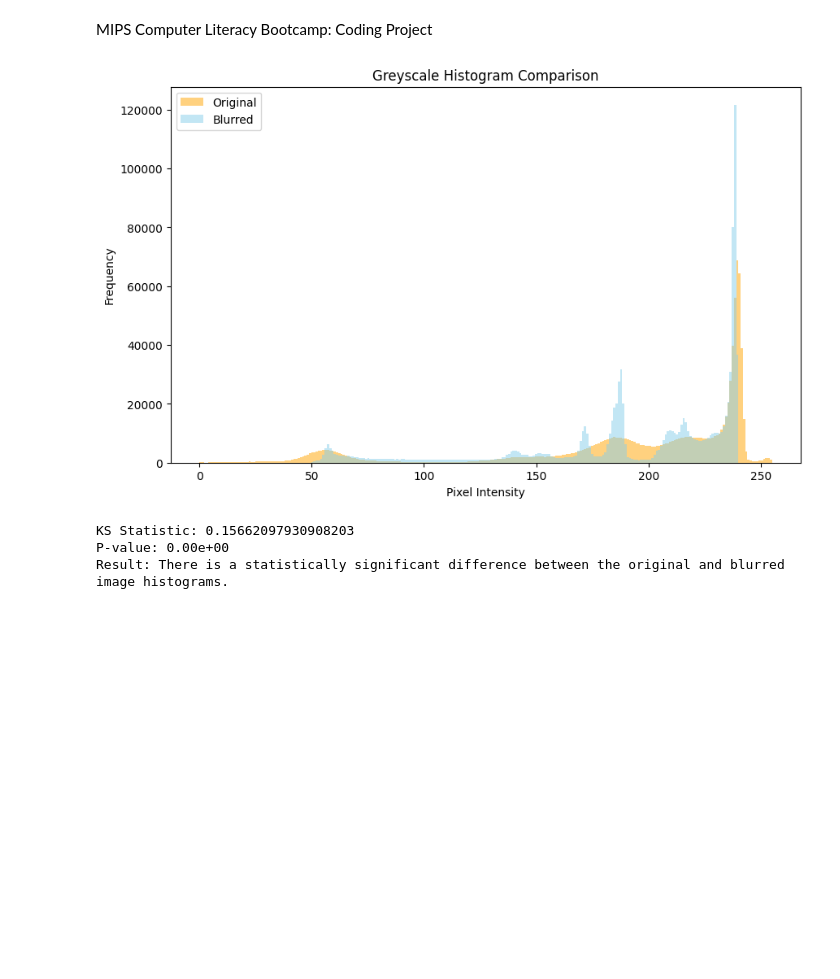
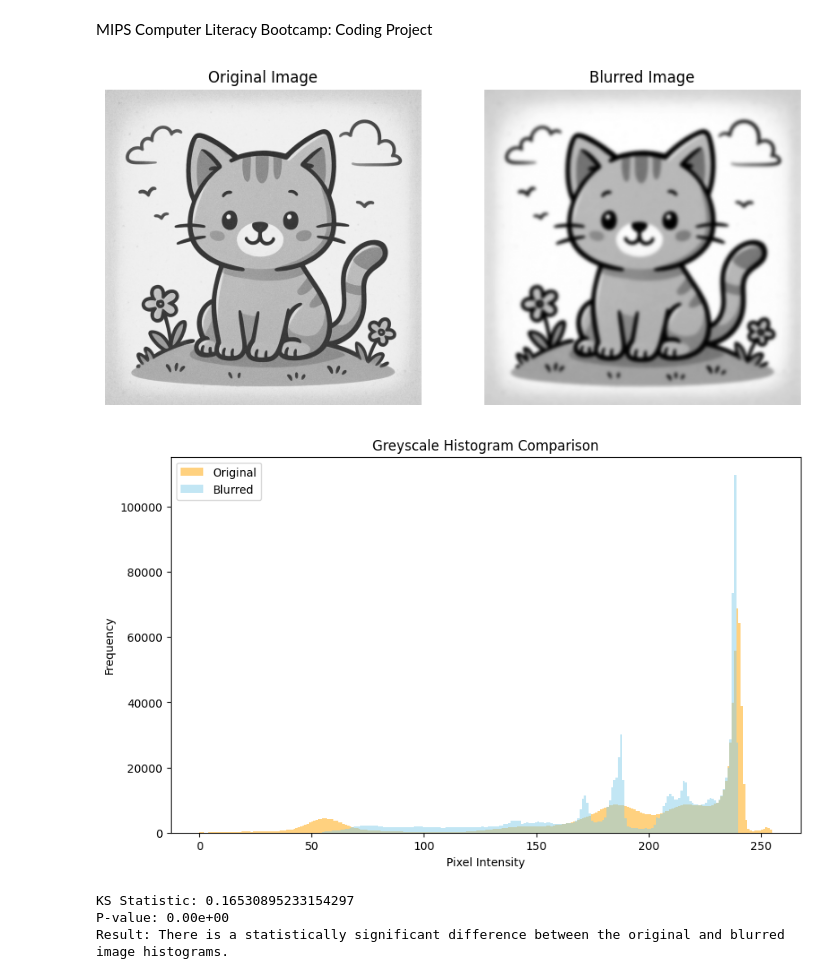
Before and after one commit to nadinedjunaedi/bootcamp_project_ND, a Jupyter notebook: Bootcamp_coding_project_ND.ipynb, the cells around one changed output. Saved outputs shown, nothing was run; the diff lists cells and outputs as text; code cells hidden in the pictures; blank space fills up the shorter version.

Commit message:
Update to display image comparison

```diff
--- a/Bootcamp_coding_project_ND.ipynb
+++ b/Bootcamp_coding_project_ND.ipynb
@@ -7,52 +7,69 @@ import numpy as np
 import matplotlib.pyplot as plt
 from scipy.ndimage import gaussian_filter  # scipy.ndimage for image processing
 from scipy.stats import ks_2samp
-from PIL import Image
-import cv2  # for resizing
+from PIL import Image   # For image processing
+import cv2  # For resizing
 
 # Step 1: Load the 500x500 8-bit greyscale image
 img_path = "./starting_image.png"
 original_img = Image.open(img_path).convert("L")  # 'L' mode = greyscale (8-bit) - safe way to ensure image is in the correct mode for greyscale processing
 original_array = np.array(original_img)           # np.array() converts the image into a 2D NumPy array where each pixel becomes a number (0-255 in greyscale)
 
-# Step 2: Apply Gaussian Blur to the image
+# Step 2: Apply Gaussian Blur to the image and show comparison with original image
 # You can tweak the sigma value for stronger or weaker blurring - higher = more blur
-blurred_array = gaussian_filter(original_array, sigma=3)
+blurred_array = gaussian_filter(original_array, sigma=5)
+
+plt.figure(figsize=(10, 5))  # Adjust size as needed
+
+# Original Image
+plt.subplot(1, 2, 1)    # 1 row, 2 columns, first image
+plt.imshow(original_array, cmap='gray')   # cmap='gray' tells matplotlib to display the image in greyscale
+plt.title('Original Image')
+plt.axis('off')
+
+# Blurred Image
+plt.subplot(1, 2, 2)    # 1 row, 2 columns, second image - results in side by side image display
+plt.imshow(blurred_array, cmap='gray')
+plt.title('Blurred Image')
+plt.axis('off')
+
+plt.show()  # Prints image comparison
 
 # Step 3: Plot histograms of original and blurred images
 plt.figure(figsize=(10, 6))
-plt.hist(original_array.flatten(), bins=256, range=(0, 255), color="orange", alpha=0.5, label='Original')   # .flatten() converts a multi-dimensional array into a 1D array; alpha is opacity
-plt.hist(blurred_array.flatten(), bins=256, range=(0, 255), color="skyblue", alpha=0.5, label='Blurred')
+plt.hist(original_array.flatten(), bins=256, range=(0, 255), color="orange", alpha=0.5, label='Original')   # .flatten() converts a multi-dimensional array into a 1D array
+plt.hist(blurred_array.flatten(), bins=256, range=(0, 255), color="skyblue", alpha=0.5, label='Blurred')    # alpha is opacity
 plt.title("Greyscale Histogram Comparison")
 plt.xlabel("Pixel Intensity")
 plt.ylabel("Frequency")
 plt.legend()
 plt.savefig("histogram_comparison.png")
-plt.show()
+plt.show()  # Prints histogram
 
 # Step 4: Statistical comparison using SciPy (Kolmogorov-Smirnov (KS) test)
 # The KS test compares two independent data distributions and often used to compare histograms or pixel values
 statistic, p_value = ks_2samp(original_array.flatten(), blurred_array.flatten())
-print("KS Statistic:", statistic)   # a number between 0 and 1; closer to 1 means the distributions are more different
+print("KS Statistic:", statistic)   # KS statistic gives a number between 0 and 1; closer to 1 means the distributions are more different
 print(f"P-value: {p_value:.2e}")    # scientific notation
 if p_value < 0.05:
     print("Result: There is a statistically significant difference between the original and blurred image histograms.")
 else:
     print("Result: There is no statistically significant difference between the original and blurred image histograms.")
 
 # Step 5: Save the blurred image as PNG
 blurred_img = Image.fromarray(blurred_array.astype(np.uint8))
 # .astype(np.uint8) ensures data is in a valid format for image creation; converts data type of blurred_array to uint8 (unsigned 8-bit integer) meaning values ranging from 0 to 255 (greyscale)
 blurred_img.save("blurred_image.png")
 
 # Step 6: Downscale to 250x250 and save
 downscaled_array = cv2.resize(blurred_array, (250, 250), interpolation=cv2.INTER_AREA)  # cv2.INTER_AREA is an OpenCV interpolation method best for shrinking images/downscaling
 downscaled_img = Image.fromarray(downscaled_array.astype(np.uint8))
 downscaled_img.save("blurred_downscaled_250x250.png")
 
-# Done! All outputs saved.
+# All done! Outputs are saved in your bootcamp_project_ND folder. :)
 # %% [output]
-[figure, old version]
+[figure, new version]
+[figure, added]
-KS Statistic: 0.15662097930908203
+KS Statistic: 0.16530895233154297
 P-value: 0.00e+00
 Result: There is a statistically significant difference between the original and blurred image histograms.
```
Also changed, not shown: 3 other files.
